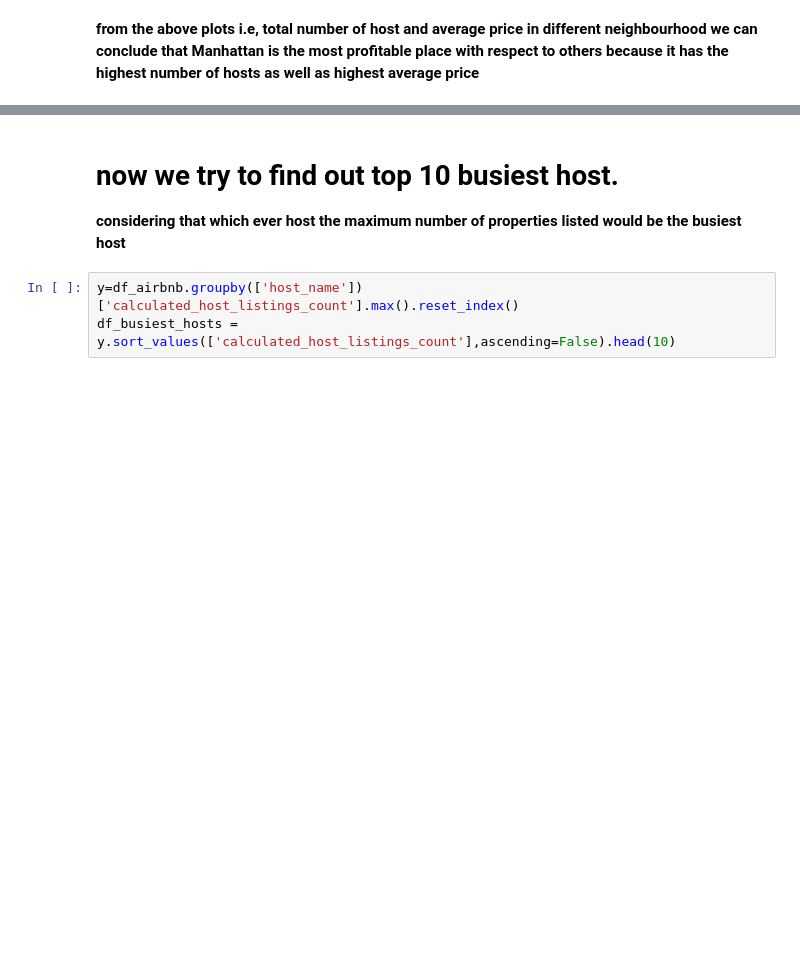
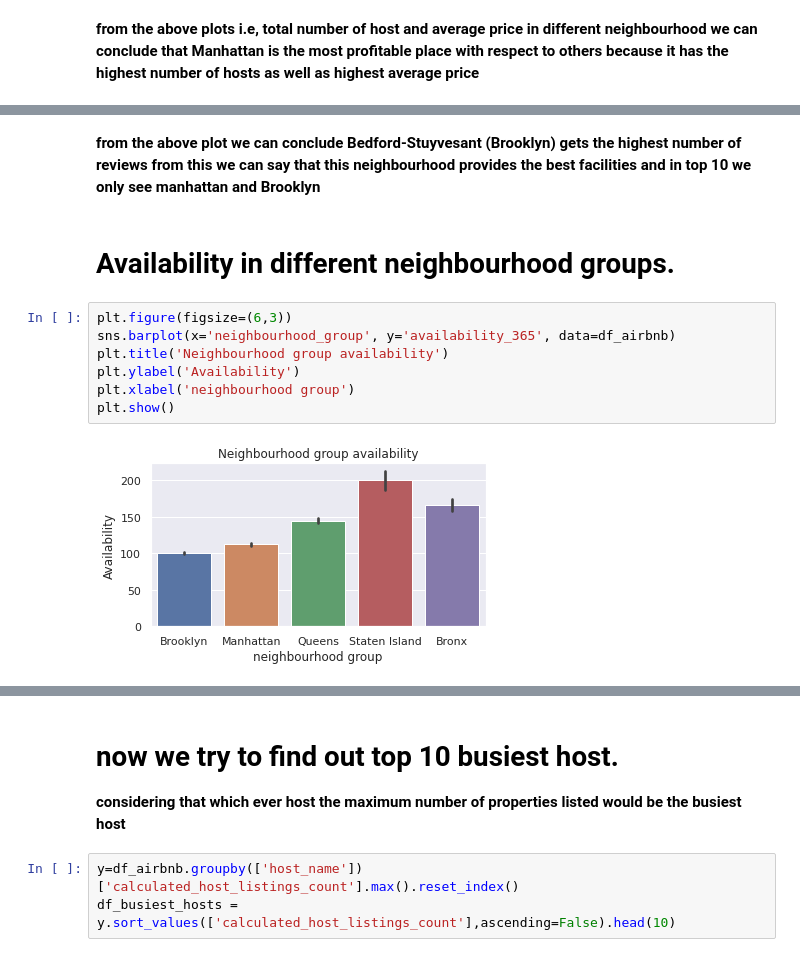
Before and after one commit to avanish04/EDA-on-airbnb, a Jupyter notebook: Copy_of_Airbnb_Bookings_Analysis_Capstone_Project.ipynb, the cells around one changed output, grey strips where cells are left out. Drawn from its saved outputs; the diff is of its cells as text; blank space fills up the shorter version.

```diff
--- a/Copy_of_Airbnb_Bookings_Analysis_Capstone_Project.ipynb
+++ b/Copy_of_Airbnb_Bookings_Analysis_Capstone_Project.ipynb
@@ -346,0 +409,13 @@ Text(0.5, 0, 'different_neighbourhood group')
+# %% [markdown]
+**from the above plot we can conclude Bedford-Stuyvesant (Brooklyn) gets the highest number of reviews from this we can say that this neighbourhood provides the best facilities and in top 10 we only see manhattan and Brooklyn**
+# %% [markdown]
+# Availability in different neighbourhood groups.
+# %%
+plt.figure(figsize=(6,3))
+sns.barplot(x='neighbourhood_group', y='availability_365', data=df_airbnb)
+plt.title('Neighbourhood group availability')
+plt.ylabel('Availability')
+plt.xlabel('neighbourhood group')
+plt.show()
+# %% [output]
+[figure, added]
```
Also changed, not shown: parts of 21 cells of this notebook.
